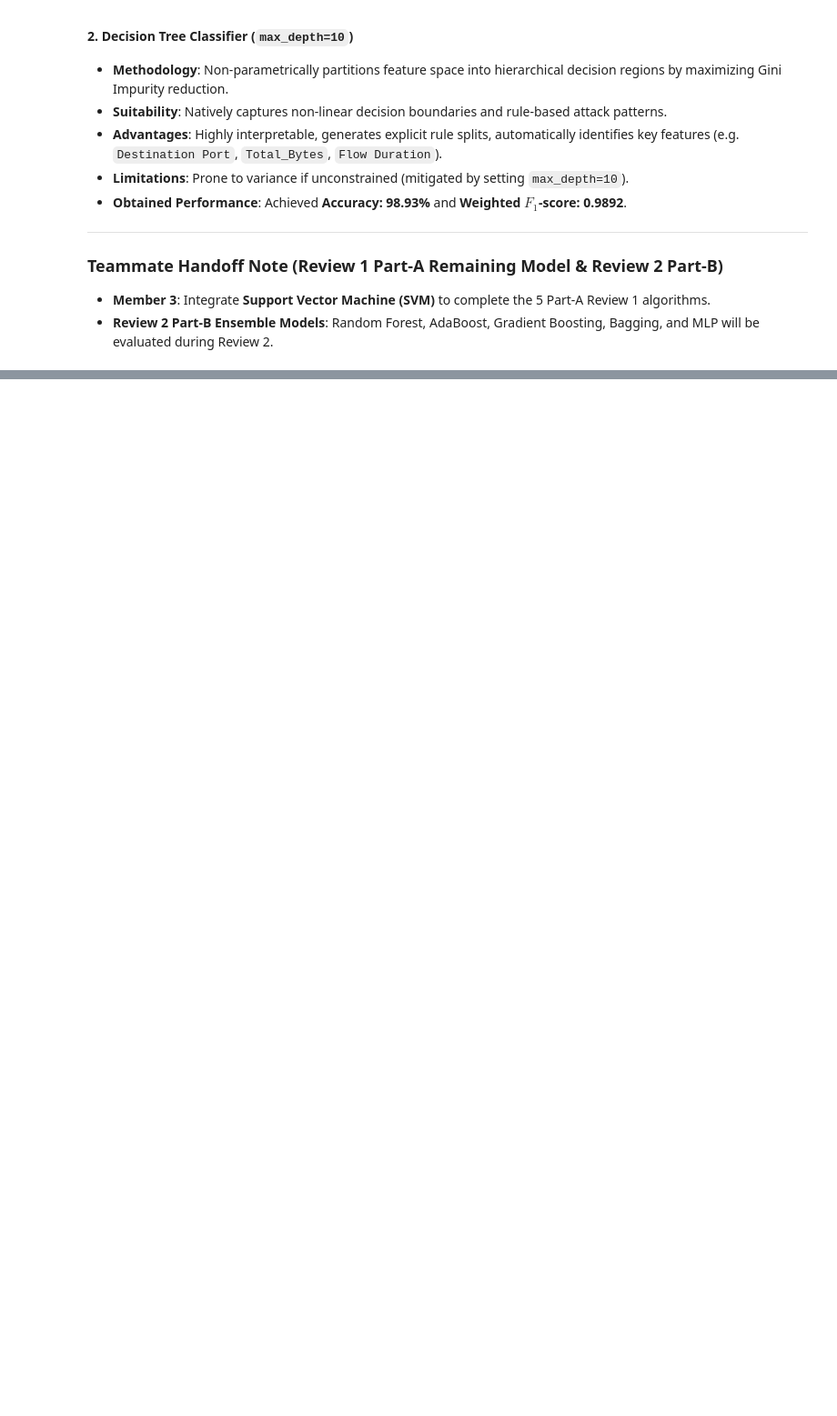
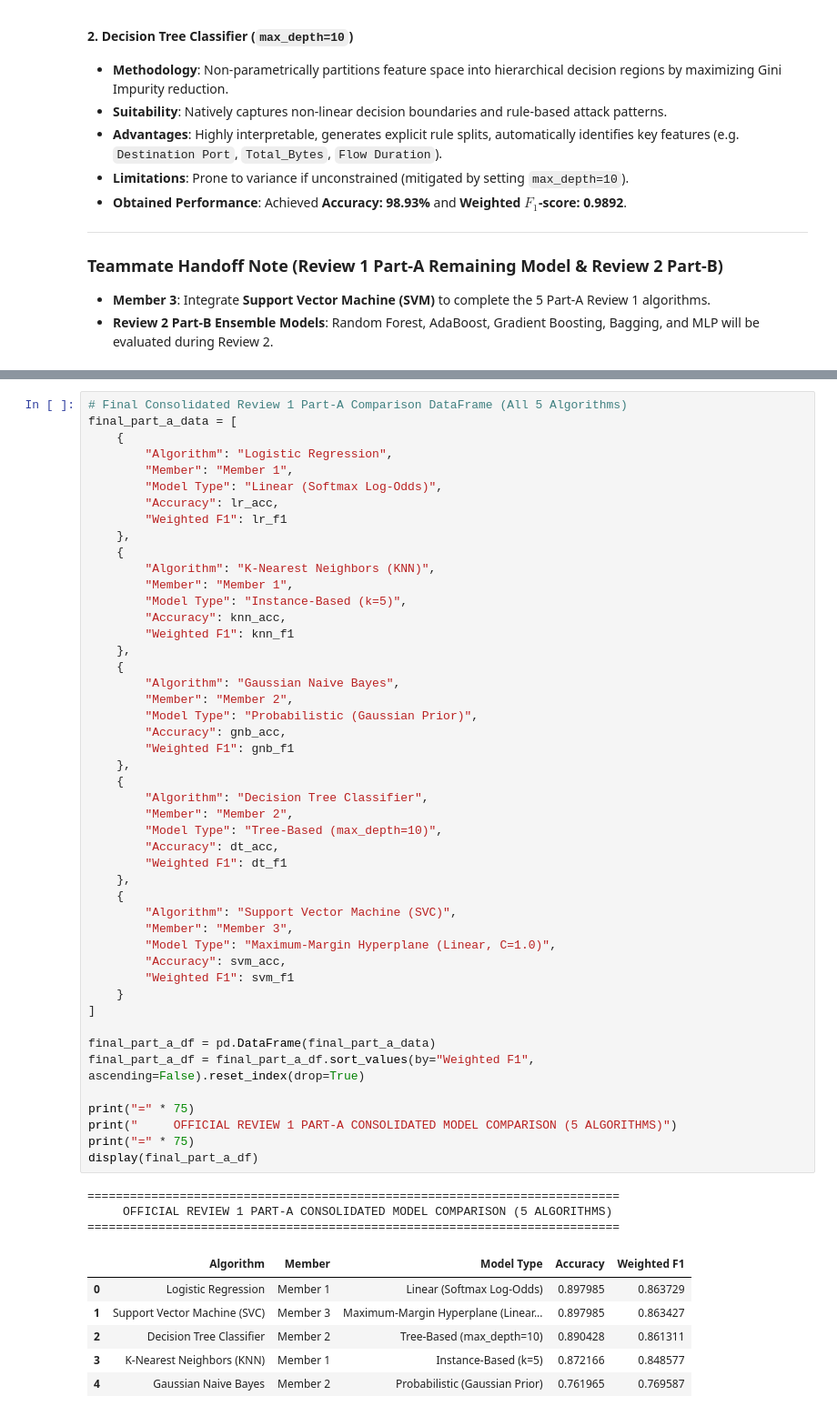
Before and after one commit to ysujith728/NetGuard-QoS-IDS, a Jupyter notebook: notebooks/classification.ipynb, the cells around one changed output, grey strips where cells are left out. Shown at 91% size. Cells and saved outputs as stored; diff of their text form; blank space fills up the shorter version.

```diff
--- a/notebooks/classification.ipynb
+++ b/notebooks/classification.ipynb
@@ -704,0 +796,57 @@ part_a_df
+# %%
+# Final Consolidated Review 1 Part-A Comparison DataFrame (All 5 Algorithms)
+final_part_a_data = [
+    {
+        "Algorithm": "Logistic Regression",
+        "Member": "Member 1",
+        "Model Type": "Linear (Softmax Log-Odds)",
+        "Accuracy": lr_acc,
+        "Weighted F1": lr_f1
+    },
+    {
+        "Algorithm": "K-Nearest Neighbors (KNN)",
+        "Member": "Member 1",
+        "Model Type": "Instance-Based (k=5)",
+        "Accuracy": knn_acc,
+        "Weighted F1": knn_f1
+    },
+    {
+        "Algorithm": "Gaussian Naive Bayes",
+        "Member": "Member 2",
+        "Model Type": "Probabilistic (Gaussian Prior)",
+        "Accuracy": gnb_acc,
+        "Weighted F1": gnb_f1
+    },
+    {
+        "Algorithm": "Decision Tree Classifier",
+        "Member": "Member 2",
+        "Model Type": "Tree-Based (max_depth=10)",
+        "Accuracy": dt_acc,
+        "Weighted F1": dt_f1
+    },
+    {
+        "Algorithm": "Support Vector Machine (SVC)",
+        "Member": "Member 3",
+        "Model Type": "Maximum-Margin Hyperplane (Linear, C=1.0)",
+        "Accuracy": svm_acc,
+        "Weighted F1": svm_f1
+    }
+]
+
+final_part_a_df = pd.DataFrame(final_part_a_data)
+final_part_a_df = final_part_a_df.sort_values(by="Weighted F1", ascending=False).reset_index(drop=True)
+
+print("=" * 75)
+print("     OFFICIAL REVIEW 1 PART-A CONSOLIDATED MODEL COMPARISON (5 ALGORITHMS)")
+print("=" * 75)
+display(final_part_a_df)
+# %% [output]
+===========================================================================
+     OFFICIAL REVIEW 1 PART-A CONSOLIDATED MODEL COMPARISON (5 ALGORITHMS)
+===========================================================================
+|  | Algorithm | Member | Model Type | Accuracy | Weighted F1 |
+| 0 | Logistic Regression | Member 1 | Linear (Softmax Log-Odds) | 0.897985 | 0.863729 |
+| 1 | Support Vector Machine (SVC) | Member 3 | Maximum-Margin Hyperplane (Linear... | 0.897985 | 0.863427 |
+| 2 | Decision Tree Classifier | Member 2 | Tree-Based (max_depth=10) | 0.890428 | 0.861311 |
+| 3 | K-Nearest Neighbors (KNN) | Member 1 | Instance-Based (k=5) | 0.872166 | 0.848577 |
+| 4 | Gaussian Naive Bayes | Member 2 | Probabilistic (Gaussian Prior) | 0.761965 | 0.769587 |
```
Also changed, not shown: parts of 16 cells of this notebook.
